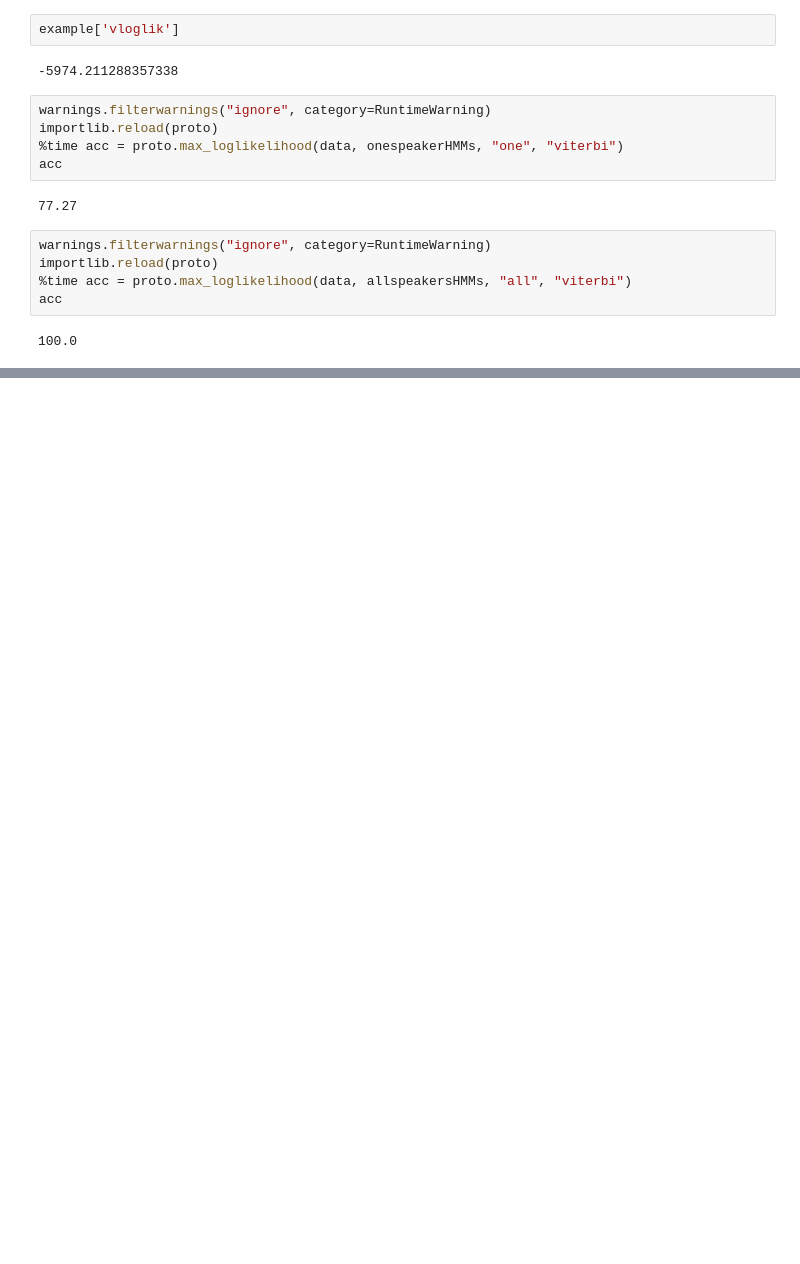
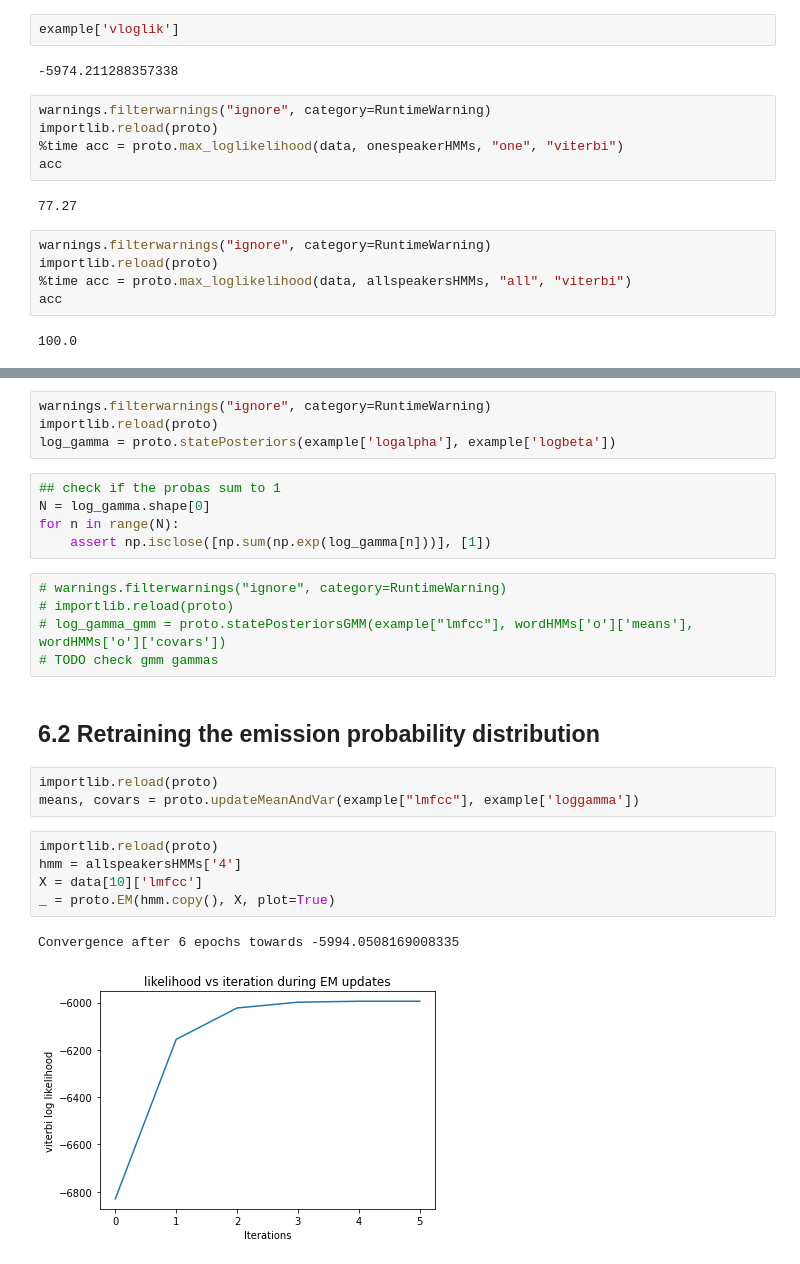
Before and after one commit to KenzaB27/ssr_labs, a Jupyter notebook: lab2/experiments.ipynb, the cells around one changed output, grey strips where cells are left out. Saved outputs shown, nothing was run; the diff lists cells and outputs as text; blank space fills up the shorter version.

```diff
--- a/lab2/experiments.ipynb
+++ b/lab2/experiments.ipynb
@@ -213,0 +233,27 @@ acc
+# %%
+warnings.filterwarnings("ignore", category=RuntimeWarning)
+importlib.reload(proto)
+log_gamma = proto.statePosteriors(example['logalpha'], example['logbeta'])
+# %%
+## check if the probas sum to 1
+N = log_gamma.shape[0]
+for n in range(N):
+    assert np.isclose([np.sum(np.exp(log_gamma[n]))], [1])
+# %%
+# warnings.filterwarnings("ignore", category=RuntimeWarning)
+# importlib.reload(proto)
+# log_gamma_gmm = proto.statePosteriorsGMM(example["lmfcc"], wordHMMs['o']['means'], wordHMMs['o']['covars'])
+# TODO check gmm gammas
+# %% [markdown]
+## 6.2 Retraining the emission probability distribution
+# %%
+importlib.reload(proto)
+means, covars = proto.updateMeanAndVar(example["lmfcc"], example['loggamma'])
+# %%
+importlib.reload(proto)
+hmm = allspeakersHMMs['4']
+X = data[10]['lmfcc']
+_ = proto.EM(hmm.copy(), X, plot=True)
+# %% [output]
+Convergence after 6 epochs towards -5994.0508169008335
+[figure, added]
```
Also changed, not shown: parts of 9 cells of this notebook, 1 other file.
